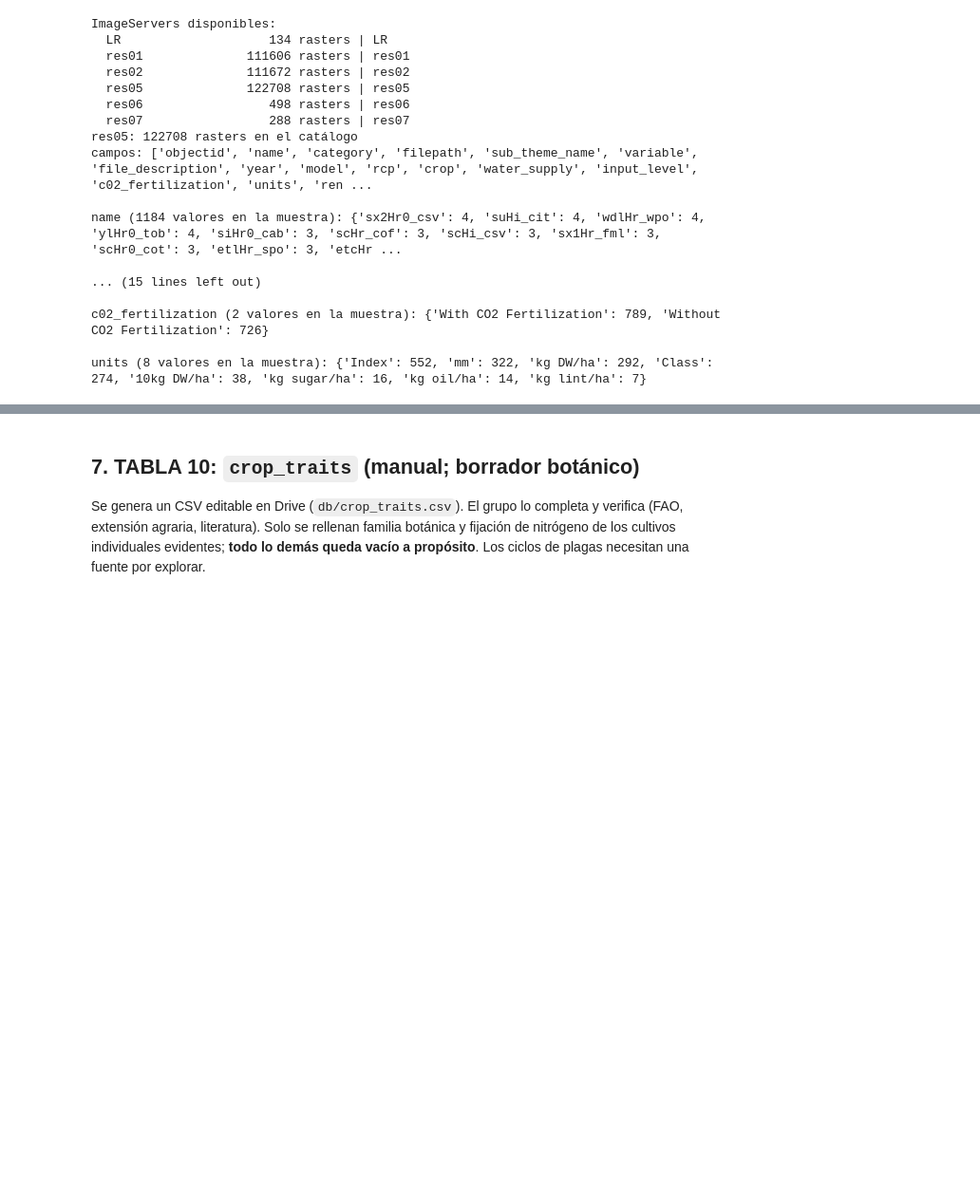
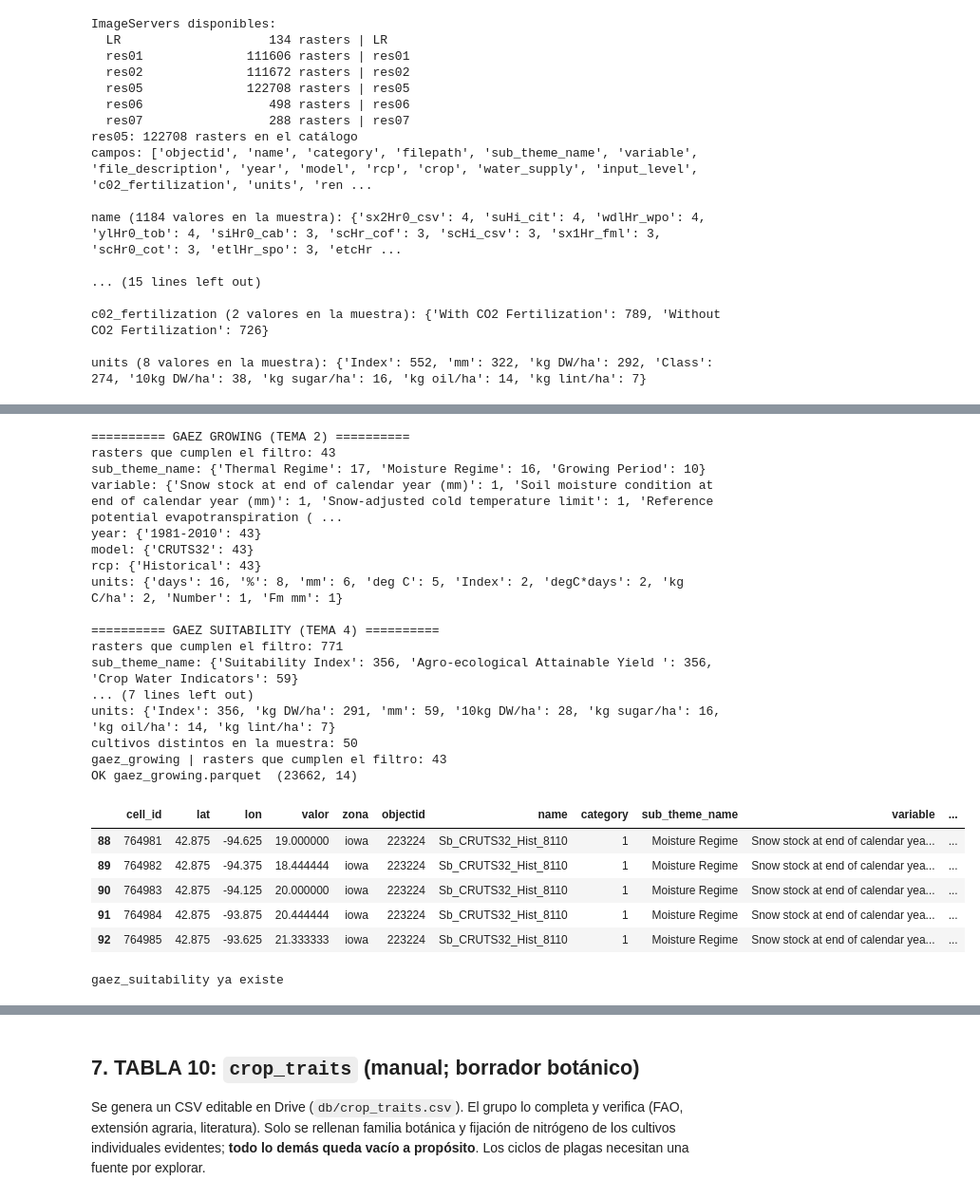
Before and after one commit to CamiloAndresDG/orchid_app, a Jupyter notebook: backend/app/etl_nasa_space_apps.ipynb, the cells around one changed output, grey strips where cells are left out. Shown at 95% size. Drawn from its saved outputs; the diff is of its cells as text; code cells hidden in the pictures; blank space fills up the shorter version.

```diff
--- a/backend/app/etl_nasa_space_apps.ipynb
+++ b/backend/app/etl_nasa_space_apps.ipynb
@@ -845,0 +959,56 @@ units (8 valores en la muestra): {'Index': 552, 'mm': 322, 'kg DW/ha': 292, 'Cla
+# %%
+
+# ============================================================
+# PREVISUALIZACIÓN DE LOS DOS TEMAS
+# ============================================================
+
+print("\n========== GAEZ GROWING (TEMA 2) ==========")
+if WHERE_T2:
+    previsualizar(SERV_T2, WHERE_T2, mostrar=30)
+
+print("\n========== GAEZ SUITABILITY (TEMA 4) ==========")
+if WHERE_T4:
+    previsualizar(SERV_T4, WHERE_T4)
+
+# ============================================================
+# CONSTRUCCIÓN DE TABLAS
+# ============================================================
+
+construir_gaez(
+    SERV_T2,
+    WHERE_T2,
+    "gaez_growing",
+    "GAEZ_T2"
+)
+
+construir_gaez(
+    SERV_T4,
+    WHERE_T4,
+    "gaez_suitability",
+    "GAEZ_T4"
+)
+# %% [output]
+========== GAEZ GROWING (TEMA 2) ==========
+rasters que cumplen el filtro: 43
+sub_theme_name: {'Thermal Regime': 17, 'Moisture Regime': 16, 'Growing Period': 10}
+variable: {'Snow stock at end of calendar year (mm)': 1, 'Soil moisture condition at end of calendar year (mm)': 1, 'Snow-adjusted cold temperature limit': 1, 'Reference potential evapotranspiration ( ...
+year: {'1981-2010': 43}
+model: {'CRUTS32': 43}
+rcp: {'Historical': 43}
+units: {'days': 16, '%': 8, 'mm': 6, 'deg C': 5, 'Index': 2, 'degC*days': 2, 'kg C/ha': 2, 'Number': 1, 'Fm mm': 1}
+
+========== GAEZ SUITABILITY (TEMA 4) ==========
+rasters que cumplen el filtro: 771
+sub_theme_name: {'Suitability Index': 356, 'Agro-ecological Attainable Yield ': 356, 'Crop Water Indicators': 59}
+... (7 lines left out)
+units: {'Index': 356, 'kg DW/ha': 291, 'mm': 59, '10kg DW/ha': 28, 'kg sugar/ha': 16, 'kg oil/ha': 14, 'kg lint/ha': 7}
+cultivos distintos en la muestra: 50
+gaez_growing | rasters que cumplen el filtro: 43
+OK gaez_growing.parquet  (23662, 14)
+|  | cell_id | lat | lon | valor | zona | objectid | name | category | sub_theme_name | variable | ... |
+| 88 | 764981 | 42.875 | -94.625 | 19.000000 | iowa | 223224 | Sb_CRUTS32_Hist_8110 | 1 | Moisture Regime | Snow stock at end of calendar yea... | ... |
+| 89 | 764982 | 42.875 | -94.375 | 18.444444 | iowa | 223224 | Sb_CRUTS32_Hist_8110 | 1 | Moisture Regime | Snow stock at end of calendar yea... | ... |
+| 90 | 764983 | 42.875 | -94.125 | 20.000000 | iowa | 223224 | Sb_CRUTS32_Hist_8110 | 1 | Moisture Regime | Snow stock at end of calendar yea... | ... |
+| 91 | 764984 | 42.875 | -93.875 | 20.444444 | iowa | 223224 | Sb_CRUTS32_Hist_8110 | 1 | Moisture Regime | Snow stock at end of calendar yea... | ... |
+| 92 | 764985 | 42.875 | -93.625 | 21.333333 | iowa | 223224 | Sb_CRUTS32_Hist_8110 | 1 | Moisture Regime | Snow stock at end of calendar yea... | ... |
+gaez_suitability ya existe
```
Also changed, not shown: parts of 13 cells of this notebook.
